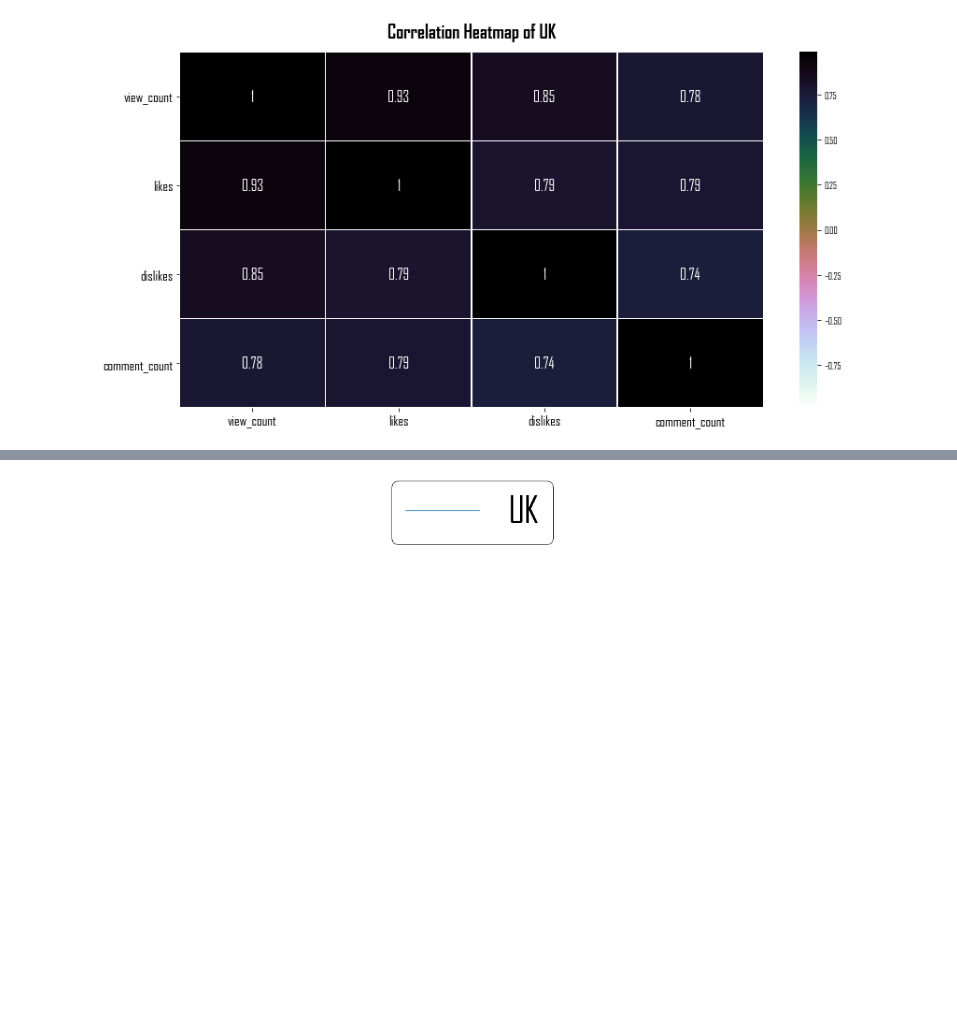
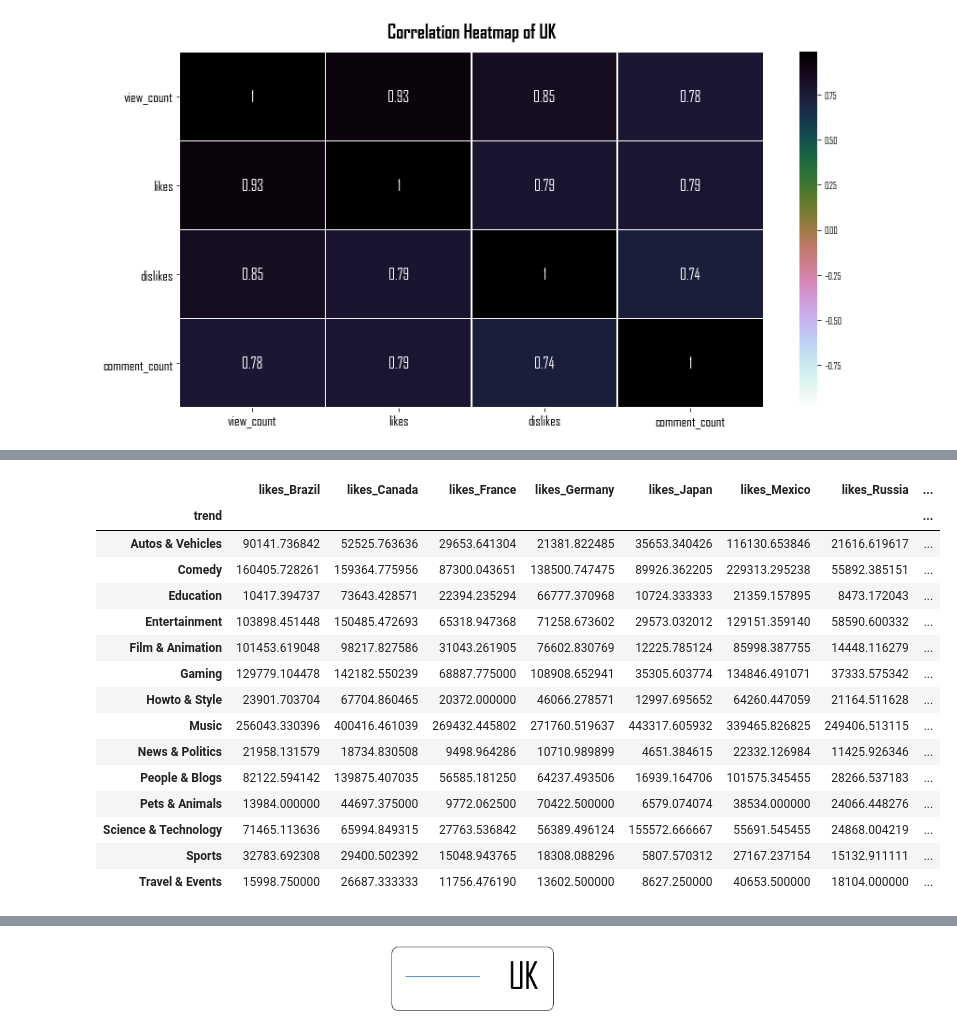
Before and after one commit to gorkemguneser/Youtube-Trending-Videos-Statistical-Analysis, a Jupyter notebook: code/gorkem.ipynb, the cells around one changed output, grey strips where cells are left out. Saved outputs shown, nothing was run; the diff lists cells and outputs as text; code cells hidden in the pictures; blank space fills up the shorter version.

```diff
--- a/code/gorkem.ipynb
+++ b/code/gorkem.ipynb
@@ -235,0 +374,47 @@ def categorized_pivot_table(df):
+# %%
+'''
+Creating countries like & dislike & view_count & comment_count dataframe
+'''
+
+countries_like_columns = ["likes_UK","likes_France","likes_USA","likes_Russia","likes_Germany",
+                          "likes_Canada","likes_SouthKorea","likes_Japan",
+                          "likes_Brazil","likes_Mexico"]
+
+countries_dislike_columns = ["dislikes_UK","dislikes_France","dislikes_USA","dislikes_Russia",
+                          "dislikes_Germany","dislikes_Canada","dislikes_SouthKorea",
+                          "dislikes_Japan","dislikes_Brazil","dislikes_Mexico"]
+
+countries_comment_count_columns = ["comment_count_UK","comment_count_France","comment_count_USA",
+                             "comment_count_Russia","comment_count_Germany","comment_count_Canada",
+                             "comment_count_SouthKorea","comment_count_Japan",
+                                   "comment_count_Brazil","comment_count_Mexico"]
+
+countries_view_count_columns = ["view_count_UK","view_count_France","view_count_USA",
+                             "view_count_Russia","view_count_Germany","view_count_Canada",
+                             "view_count_SouthKorea","view_count_Japan","view_count_Brazil",
+                                "view_count_Mexico"]
+
+
+countries_like = pd.pivot_table(df_final,values=countries_like_columns,index="trend")
+countries_dislike = pd.pivot_table(df_final,values=countries_dislike_columns,index="trend")
+countries_comment_count = pd.pivot_table(df_final,values=countries_comment_count_columns,index="trend")
+countries_view_count = pd.pivot_table(df_final,values=countries_view_count_columns,index="trend")
+# %%
+countries_like
+# %% [output]
+|  | likes_Brazil | likes_Canada | likes_France | likes_Germany | likes_Japan | likes_Mexico | likes_Russia | ... |
+| trend |  |  |  |  |  |  |  | ... |
+| Autos & Vehicles | 90141.736842 | 52525.763636 | 29653.641304 | 21381.822485 | 35653.340426 | 116130.653846 | 21616.619617 | ... |
+| Comedy | 160405.728261 | 159364.775956 | 87300.043651 | 138500.747475 | 89926.362205 | 229313.295238 | 55892.385151 | ... |
+| Education | 10417.394737 | 73643.428571 | 22394.235294 | 66777.370968 | 10724.333333 | 21359.157895 | 8473.172043 | ... |
+| Entertainment | 103898.451448 | 150485.472693 | 65318.947368 | 71258.673602 | 29573.032012 | 129151.359140 | 58590.600332 | ... |
+| Film & Animation | 101453.619048 | 98217.827586 | 31043.261905 | 76602.830769 | 12225.785124 | 85998.387755 | 14448.116279 | ... |
+| Gaming | 129779.104478 | 142182.550239 | 68887.775000 | 108908.652941 | 35305.603774 | 134846.491071 | 37333.575342 | ... |
+| Howto & Style | 23901.703704 | 67704.860465 | 20372.000000 | 46066.278571 | 12997.695652 | 64260.447059 | 21164.511628 | ... |
+| Music | 256043.330396 | 400416.461039 | 269432.445802 | 271760.519637 | 443317.605932 | 339465.826825 | 249406.513115 | ... |
+| News & Politics | 21958.131579 | 18734.830508 | 9498.964286 | 10710.989899 | 4651.384615 | 22332.126984 | 11425.926346 | ... |
+| People & Blogs | 82122.594142 | 139875.407035 | 56585.181250 | 64237.493506 | 16939.164706 | 101575.345455 | 28266.537183 | ... |
+| Pets & Animals | 13984.000000 | 44697.375000 | 9772.062500 | 70422.500000 | 6579.074074 | 38534.000000 | 24066.448276 | ... |
+| Science & Technology | 71465.113636 | 65994.849315 | 27763.536842 | 56389.496124 | 155572.666667 | 55691.545455 | 24868.004219 | ... |
+| Sports | 32783.692308 | 29400.502392 | 15048.943765 | 18308.088296 | 5807.570312 | 27167.237154 | 15132.911111 | ... |
+| Travel & Events | 15998.750000 | 26687.333333 | 11756.476190 | 13602.500000 | 8627.250000 | 40653.500000 | 18104.000000 | ... |
```
Also changed, not shown: parts of 13 cells of this notebook.
